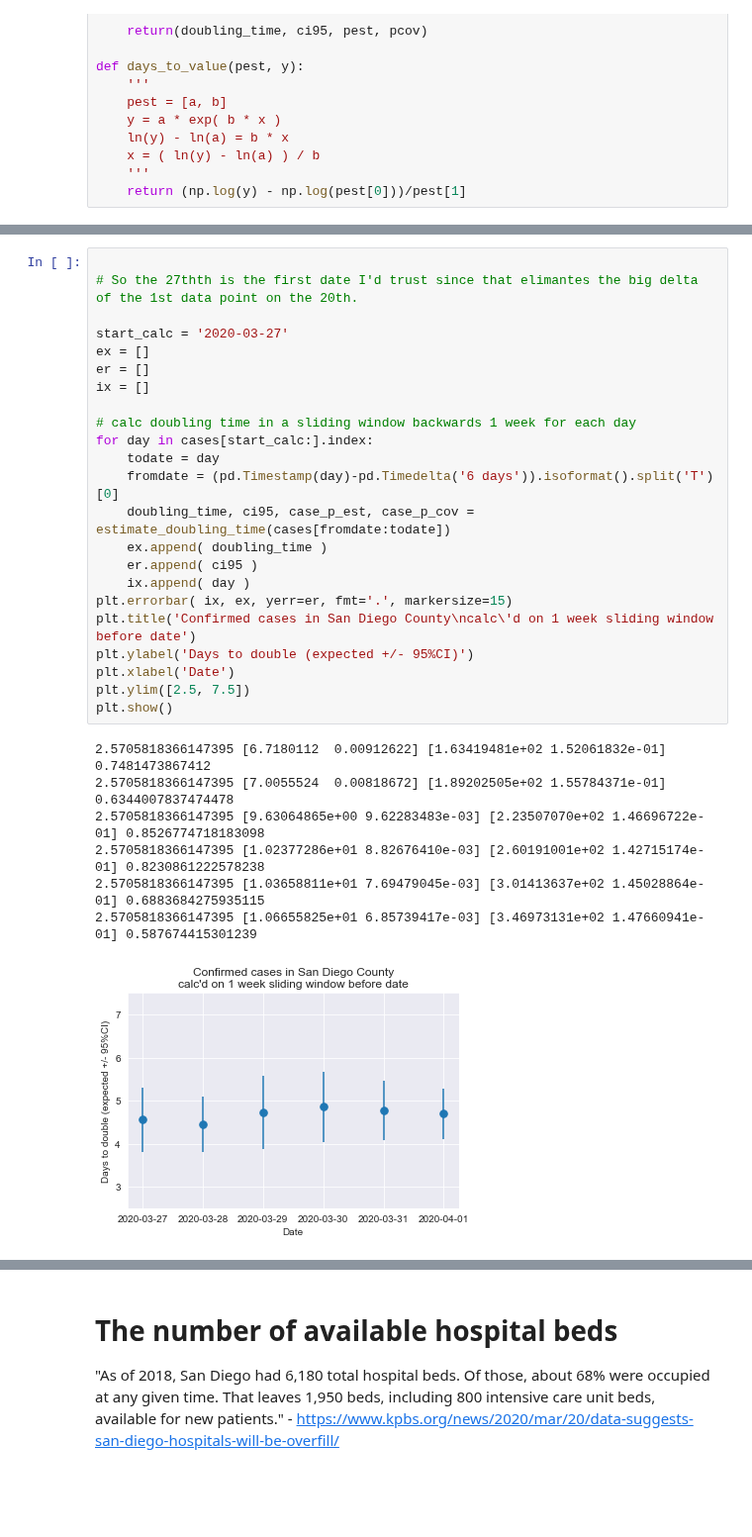
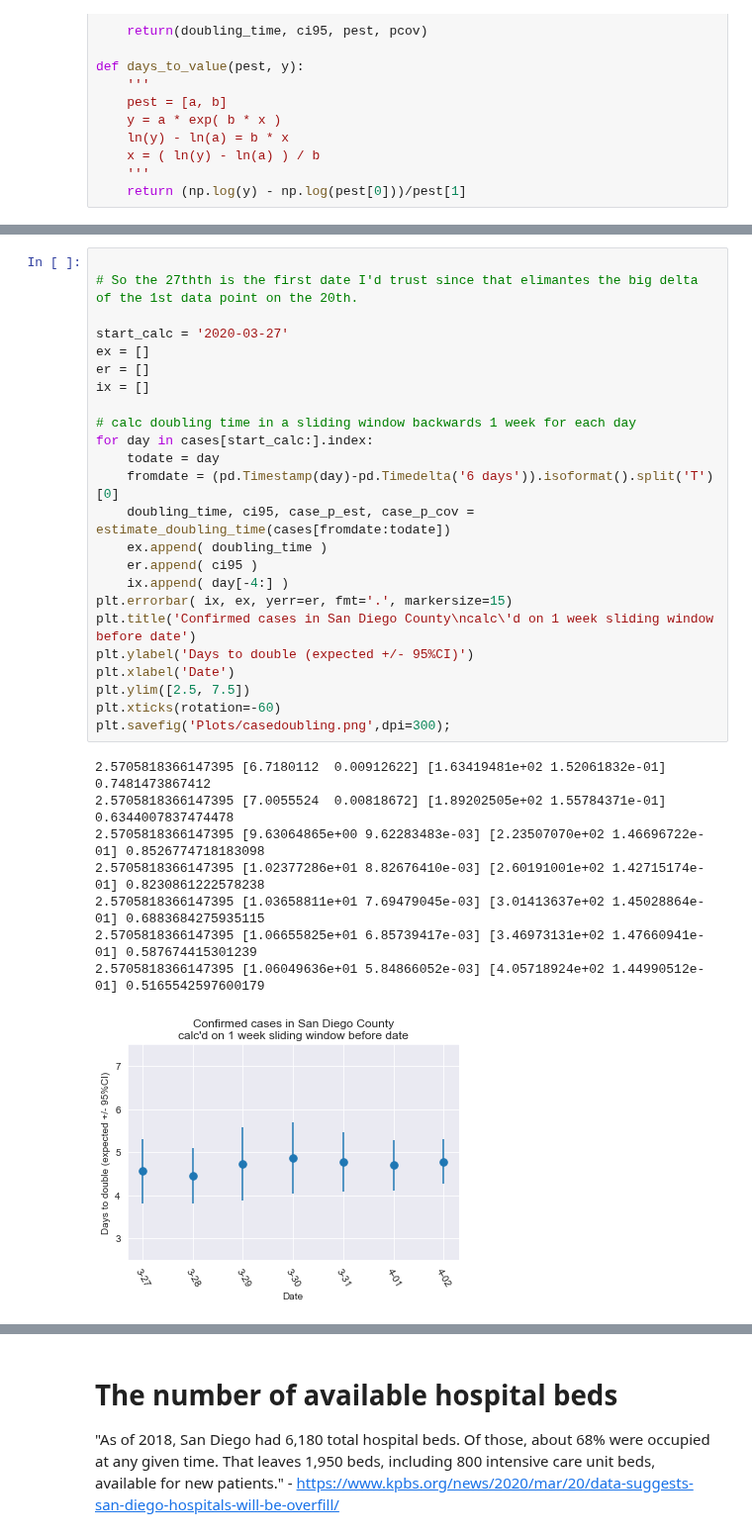
Before and after one commit to jasongfleischer/SanDiegoCountyCOVID19, a Jupyter notebook: San Diego Country Coronavirus History.ipynb, the cells around one changed output, grey strips where cells are left out. Shown at 99% size. Cells and saved outputs as stored; diff of their text form; blank space fills up the shorter version.

Commit message:
4/2 update; refined the plots a bit too

```diff
--- a/San Diego Country Coronavirus History.ipynb
+++ b/San Diego Country Coronavirus History.ipynb
@@ -233,31 +237,33 @@ Max likelihood estimate: 5.277 days
 # %%
 
 # So the 27thth is the first date I'd trust since that elimantes the big delta of the 1st data point on the 20th.
 
 start_calc = '2020-03-27'
 ex = []
 er = []
 ix = []
 
 # calc doubling time in a sliding window backwards 1 week for each day
 for day in cases[start_calc:].index:
     todate = day
     fromdate = (pd.Timestamp(day)-pd.Timedelta('6 days')).isoformat().split('T')[0]
     doubling_time, ci95, case_p_est, case_p_cov = estimate_doubling_time(cases[fromdate:todate])
     ex.append( doubling_time )
     er.append( ci95 )
-    ix.append( day )
+    ix.append( day[-4:] )
 plt.errorbar( ix, ex, yerr=er, fmt='.', markersize=15)
 plt.title('Confirmed cases in San Diego County\ncalc\'d on 1 week sliding window before date')
 plt.ylabel('Days to double (expected +/- 95%CI)')
 plt.xlabel('Date')
 plt.ylim([2.5, 7.5])
-plt.show()
+plt.xticks(rotation=-60)
+plt.savefig('Plots/casedoubling.png',dpi=300);
 # %% [output]
 2.5705818366147395 [6.7180112  0.00912622] [1.63419481e+02 1.52061832e-01] 0.7481473867412
 2.5705818366147395 [7.0055524  0.00818672] [1.89202505e+02 1.55784371e-01] 0.6344007837474478
 2.5705818366147395 [9.63064865e+00 9.62283483e-03] [2.23507070e+02 1.46696722e-01] 0.8526774718183098
 2.5705818366147395 [1.02377286e+01 8.82676410e-03] [2.60191001e+02 1.42715174e-01] 0.8230861222578238
 2.5705818366147395 [1.03658811e+01 7.69479045e-03] [3.01413637e+02 1.45028864e-01] 0.6883684275935115
 2.5705818366147395 [1.06655825e+01 6.85739417e-03] [3.46973131e+02 1.47660941e-01] 0.587674415301239
+2.5705818366147395 [1.06049636e+01 5.84866052e-03] [4.05718924e+02 1.44990512e-01] 0.5165542597600179
-[figure, old version]
+[figure, new version]
```
Also changed, not shown: parts of 12 cells of this notebook, 8 other files.
